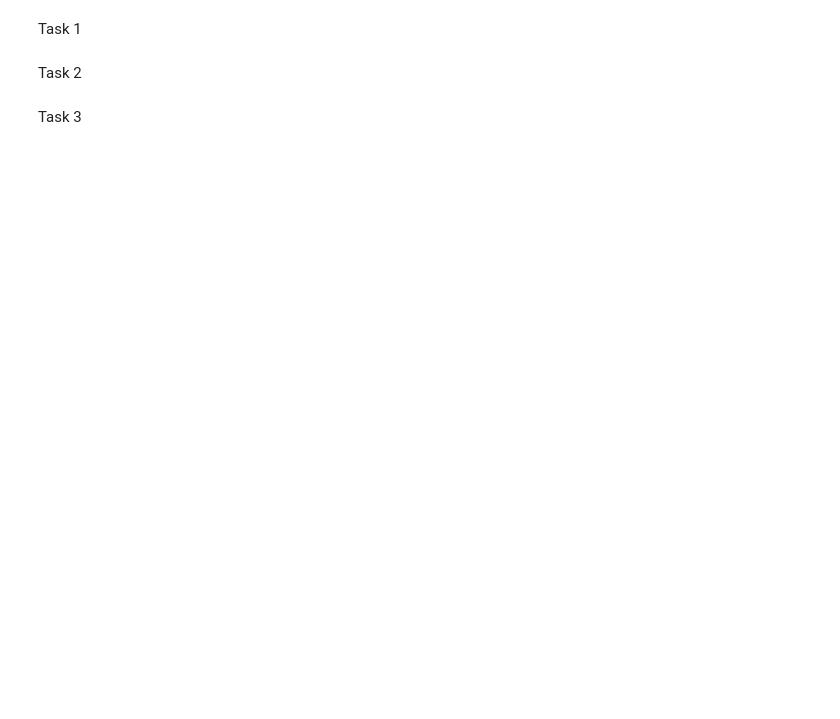
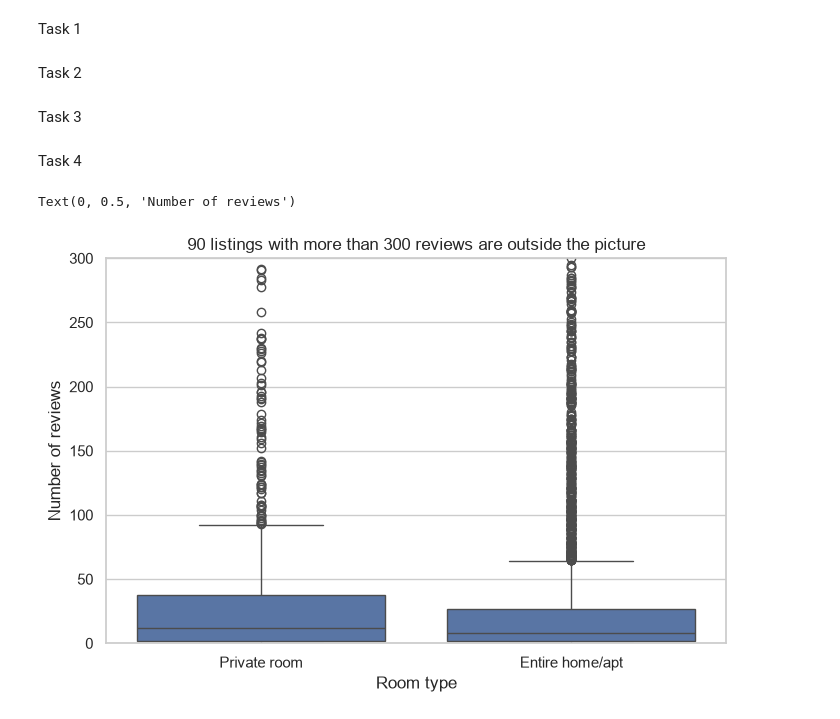
Before and after one commit to marynarymkevich/code-labs, a Jupyter notebook: DataAnalysis/lab7.ipynb, the cells around one changed output. Drawn from its saved outputs; the diff is of its cells as text; code cells hidden in the pictures; blank space fills up the shorter version.

Commit message:
task 4

```diff
--- a/DataAnalysis/lab7.ipynb
+++ b/DataAnalysis/lab7.ipynb
@@ -80,3 +80,21 @@ plt.show()
 
 # The left chart is stretched to 1293 reviews because of long tail
 # The right chart shows only values up to 69 reviews. It lets us see the real shape of most listings
+# %% [markdown]
+Task 4
+# %%
+two_types = listings[listings['room_type'].isin(['Entire home/apt', 'Private room'])]
+
+fig, ax = plt.subplots(figsize=(8, 5))
+sns.boxplot(data=two_types, x='room_type', y='number_of_reviews', ax=ax)
+ax.set_ylim(0, 300)
+
+above_300 = (two_types['number_of_reviews'] > 300).sum()
+ax.set_title(f'{above_300} listings with more than 300 reviews are outside the picture')
+ax.set_xlabel('Room type')
+ax.set_ylabel('Number of reviews')
+
+# Private rooms have the higher median (12 reviews vs 8 for Entire home/apt)
+# %% [output]
+Text(0, 0.5, 'Number of reviews')
+[figure, added]
```
